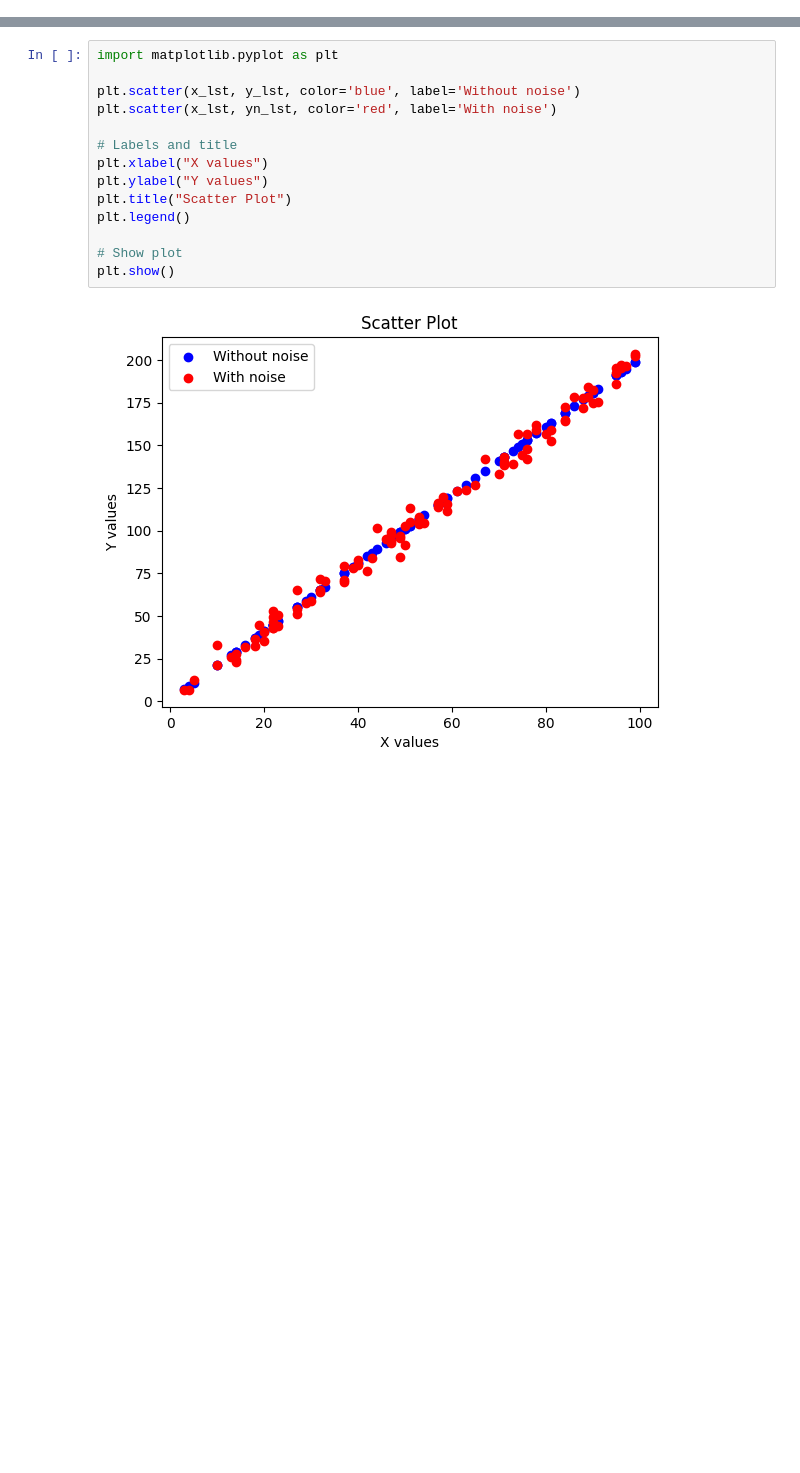
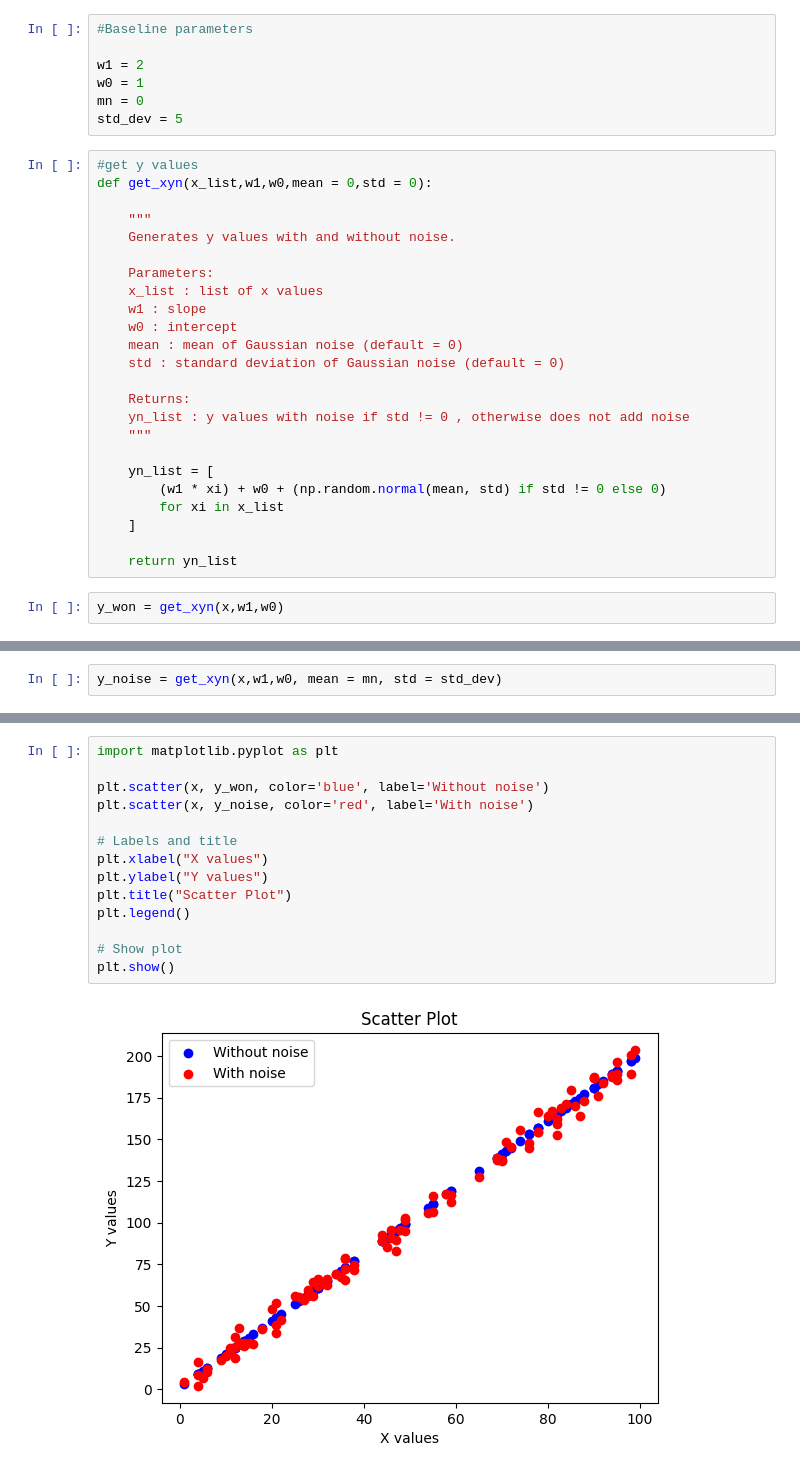
Before and after one commit to shalakathakare/Python--warmup, a Jupyter notebook: Linear regression.ipynb, the cells around one changed output, grey strips where cells are left out. Cells and saved outputs as stored; diff of their text form; blank space fills up the shorter version.

```diff
--- a/Linear regression.ipynb
+++ b/Linear regression.ipynb
@@ -14,0 +18,33 @@ for xi in x_lst:
+# %%
+#Baseline parameters
+
+w1 = 2
+w0 = 1
+mn = 0
+std_dev = 5
+# %%
+#get y values
+def get_xyn(x_list,w1,w0,mean = 0,std = 0):
+
+    """
+    Generates y values with and without noise.
+
+    Parameters:
+    x_list : list of x values
+    w1 : slope
+    w0 : intercept
+    mean : mean of Gaussian noise (default = 0)
+    std : standard deviation of Gaussian noise (default = 0)
+
+    Returns:
+    yn_list : y values with noise if std != 0 , otherwise does not add noise
+    """
+
+    yn_list = [
+        (w1 * xi) + w0 + (np.random.normal(mean, std) if std != 0 else 0)
+        for xi in x_list
+    ]
+
+    return yn_list
+# %%
+y_won = get_xyn(x,w1,w0)
@@ -57,0 +108,2 @@ for xi in x_lst:
+# %%
+y_noise = get_xyn(x,w1,w0, mean = mn, std = std_dev)
@@ -58,16 +121,16 @@ for xi in x_lst:
 # %%
 import matplotlib.pyplot as plt
 
-plt.scatter(x_lst, y_lst, color='blue', label='Without noise')
-plt.scatter(x_lst, yn_lst, color='red', label='With noise')
+plt.scatter(x, y_won, color='blue', label='Without noise')
+plt.scatter(x, y_noise, color='red', label='With noise')
 
 # Labels and title
 plt.xlabel("X values")
 plt.ylabel("Y values")
 plt.title("Scatter Plot")
 plt.legend()
 
 # Show plot
 plt.show()
 # %% [output]
-[figure, old version]
+[figure, new version]
```
Also changed, not shown: parts of 25 cells of this notebook.
